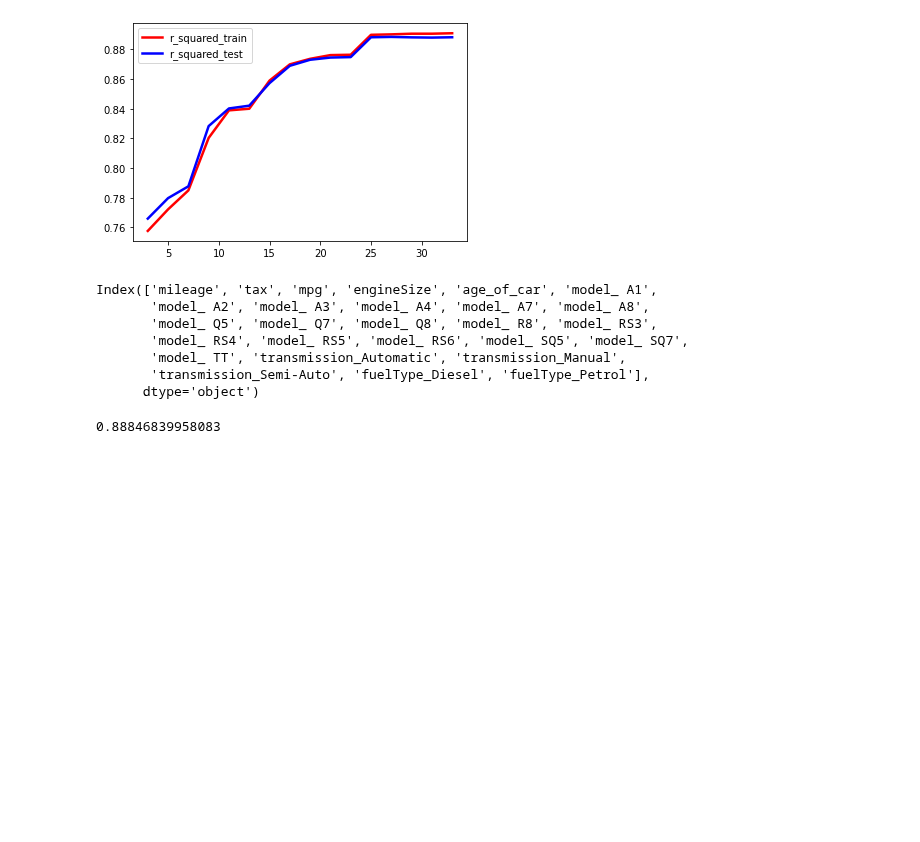
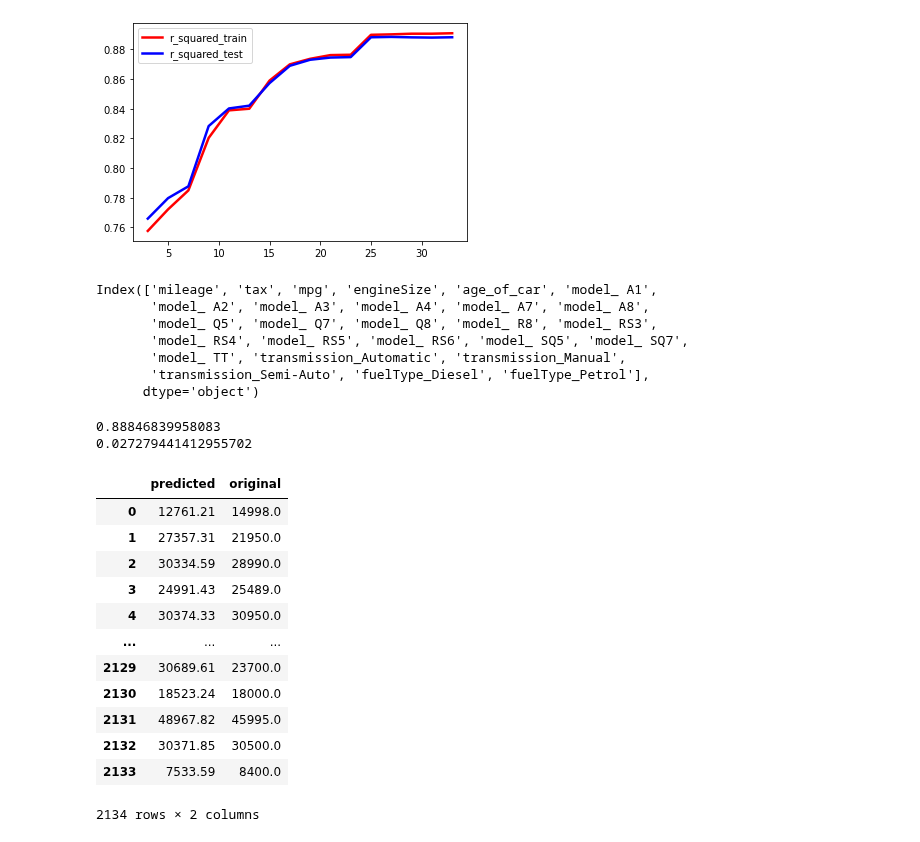
Before and after one commit to EitanKats/data-science-project-sem-a, a Jupyter notebook: Regression.ipynb, the cells around one changed output. Saved outputs shown, nothing was run; the diff lists cells and outputs as text; code cells hidden in the pictures; blank space fills up the shorter version.

Commit message:
added additional model + gridsearch to optimize it and inverse_scale to show compare against original values

```diff
--- a/Regression.ipynb
+++ b/Regression.ipynb
@@ -248,3 +262,6 @@ print(X_train.shape)
+# %%
+price_scaler = MinMaxScaler()
+price_label_scaled = price_scaler.fit_transform(cars_df_with_dummies[["price"]])
 # %% [markdown]
 ### This graph was taken from other notebook that I have seen and it basically plots the precision of the model with respect to the number of features
 # %%
@@ -291,8 +308,31 @@ initial_prediction = linear_reg.predict(X_test_transformed)
 
 
 print(linear_reg.score(X_test_transformed,y_test))
+print (mean_squared_error(y_test,initial_prediction, squared=False))
 # %% [output]
 0.88846839958083
+0.027279441412955702
+# %%
+results = {}
+results["predicted"] = price_scaler.inverse_transform([initial_prediction]).ravel().round(2)
+results["original"] = price_scaler.inverse_transform([y_test]).ravel().round(2)
+
+
+pd.DataFrame.from_dict(results)
+# %% [output]
+|  | predicted | original |
+| 0 | 12761.21 | 14998.0 |
+| 1 | 27357.31 | 21950.0 |
+| 2 | 30334.59 | 28990.0 |
+| 3 | 24991.43 | 25489.0 |
+| 4 | 30374.33 | 30950.0 |
+| ... | ... | ... |
+| 2129 | 30689.61 | 23700.0 |
+| 2130 | 18523.24 | 18000.0 |
+| 2131 | 48967.82 | 45995.0 |
+| 2132 | 30371.85 | 30500.0 |
+| 2133 | 7533.59 | 8400.0 |
+2134 rows × 2 columns
 # %%
 forest_reg = RandomForestRegressor()
 forest_reg.fit(X_train_transformed, y_train)
```
Also changed, not shown: parts of 11 cells of this notebook.
